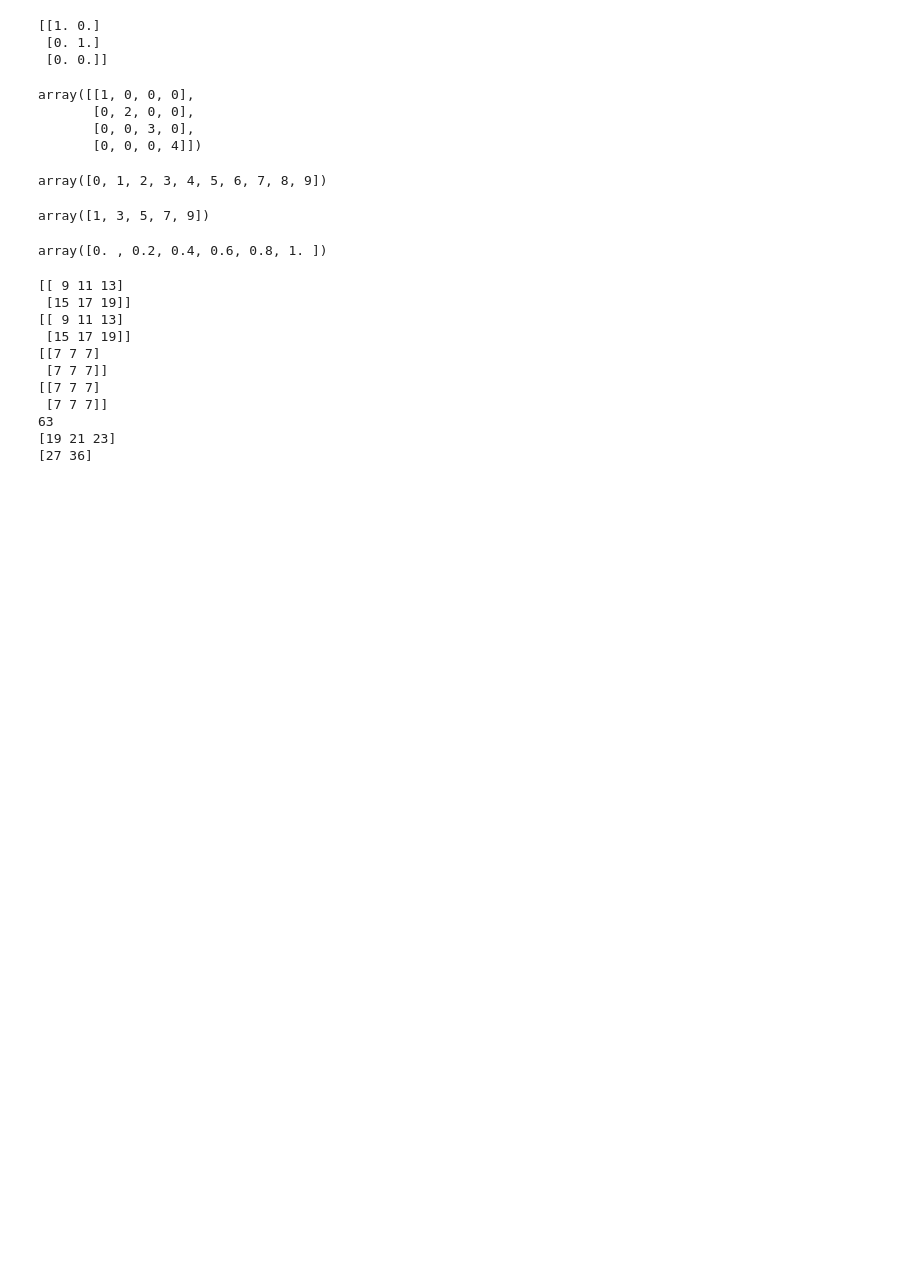
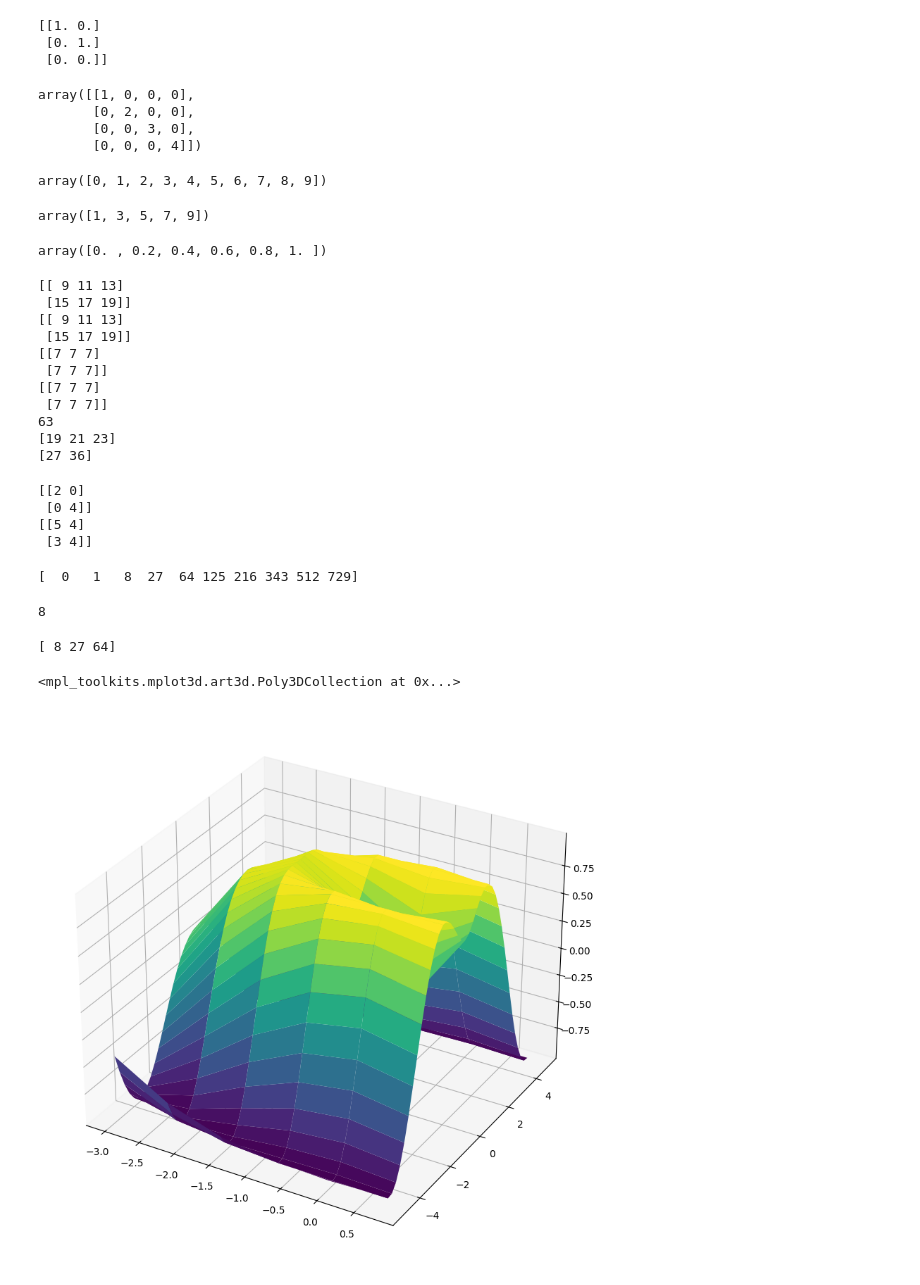
Before and after one commit to coder1408/MIT-WPU-Assignments, a Jupyter notebook: Semester 4/Python/Assignment8/Numpylib.ipynb, the cells around one changed output. Drawn from its saved outputs; the diff is of its cells as text; code cells hidden in the pictures; blank space fills up the shorter version.

```diff
--- a/Semester 4/Python/Assignment8/Numpylib.ipynb
+++ b/Semester 4/Python/Assignment8/Numpylib.ipynb
@@ -164,0 +168,21 @@ print(np.sum(x,axis=1))
+# %%
+print(a*b)
+print(a@b)
+# %% [output]
+[[2 0]
+ [0 4]]
+[[5 4]
+ [3 4]]
+# %%
+a = np.arange(10)**3
+print(a)
+# %% [output]
+[  0   1   8  27  64 125 216 343 512 729]
+# %%
+print(a[2])
+# %% [output]
+8
+# %%
+print(a[2:5])
+# %% [output]
+[ 8 27 64]
@@ -164,0 +192,12 @@ print(np.sum(x,axis=1))
+# %%
+fig = plt.figure(figsize=(10, 20))
+ax = fig.add_subplot(projection='3d')
+x = np.arange(-3, 1, 0.75)
+y = np.arange(-5, 5, 0.25)
+x, y = np.meshgrid(x, y)
+r = np.sqrt(x**2 + y**2)
+z = np.sin(r)
+ax.plot_surface(x, y, z, rstride=1, cstride=1, cmap='viridis')
+# %% [output]
+<mpl_toolkits.mplot3d.art3d.Poly3DCollection at 0x...>
+[figure, added]
```
Also changed, not shown: parts of 2 cells of this notebook.
